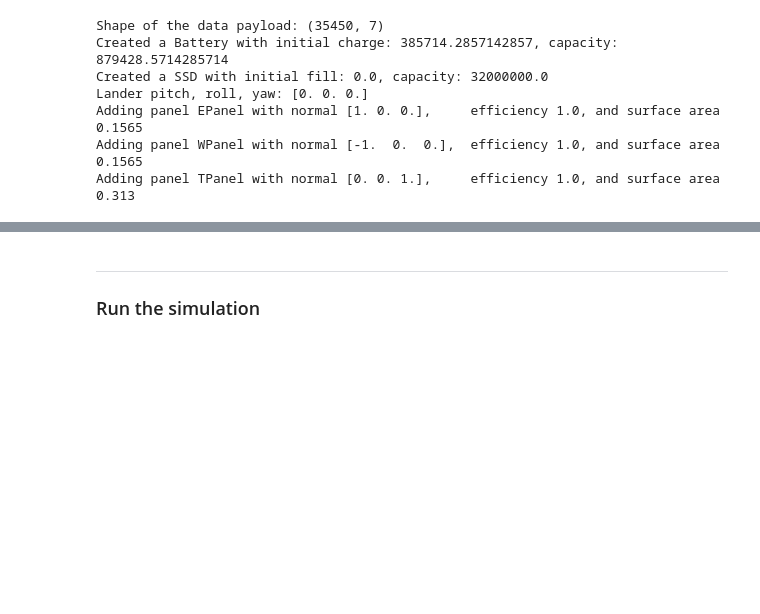
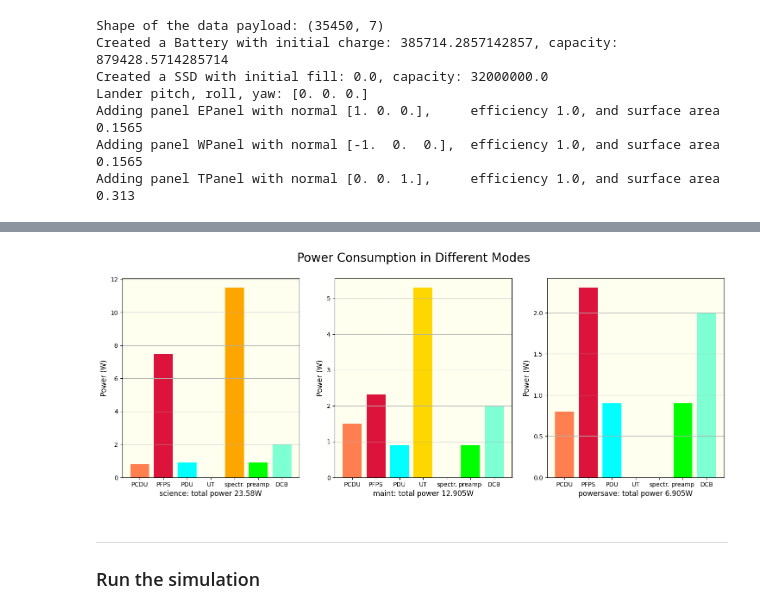
Before and after one commit to lusee-night/opsim, a Jupyter notebook: notebooks/opsim.ipynb, the cells around one changed output, grey strips where cells are left out. Saved outputs shown, nothing was run; the diff lists cells and outputs as text; code cells hidden in the pictures; blank space fills up the shorter version.

Commit message:
Added a service method to return a dict of power consumption, per device, and related graph in the notebook

```diff
--- a/notebooks/opsim.ipynb
+++ b/notebooks/opsim.ipynb
@@ -90,4 +90,34 @@ Mode:  maint
    Total power:  6.9 W
+# %%
+pwr_science = smltr.power_for_mode('science')
+device_names = list(pwr_science.keys())
+
+for i in range(len(device_names)):
+    if device_names[i]=='spectrometer':
+        device_names[i]='spectr.'
+
+
+fig, plots = plt.subplots(1,3, figsize=(18,6))
+fig.suptitle('Power Consumption in Different Modes', fontsize=20)
+plt.rcParams["figure.figsize"] = [18., 6.]
+
+clrs = ["coral","crimson", "cyan", "gold", "orange", "lime", "aquamarine"]
+
+modes = ('science', 'maint', 'powersave')
+for i in range(3):
+    pwr = list(smltr.power_for_mode(modes[i]).values())
+    plots[i].bar(device_names, pwr, color=clrs,   label="Science")
+    total_power = 0.0
+    for device_power in pwr: total_power+=device_power
+    xlabel = modes[i]+': total power '+str(total_power)+'W'
+    plots[i].set_xlabel(xlabel, fontsize=12)
+
+for p in plots:
+    p.set_ylabel('Power (W)', fontsize=12)
+    p.grid(axis='y')
+    p.set_facecolor('ivory')
+# %% [output]
+[figure, added]
 # %% [markdown]
 ---
 
```
Also changed, not shown: parts of 1 cell of this notebook, 2 other files.
